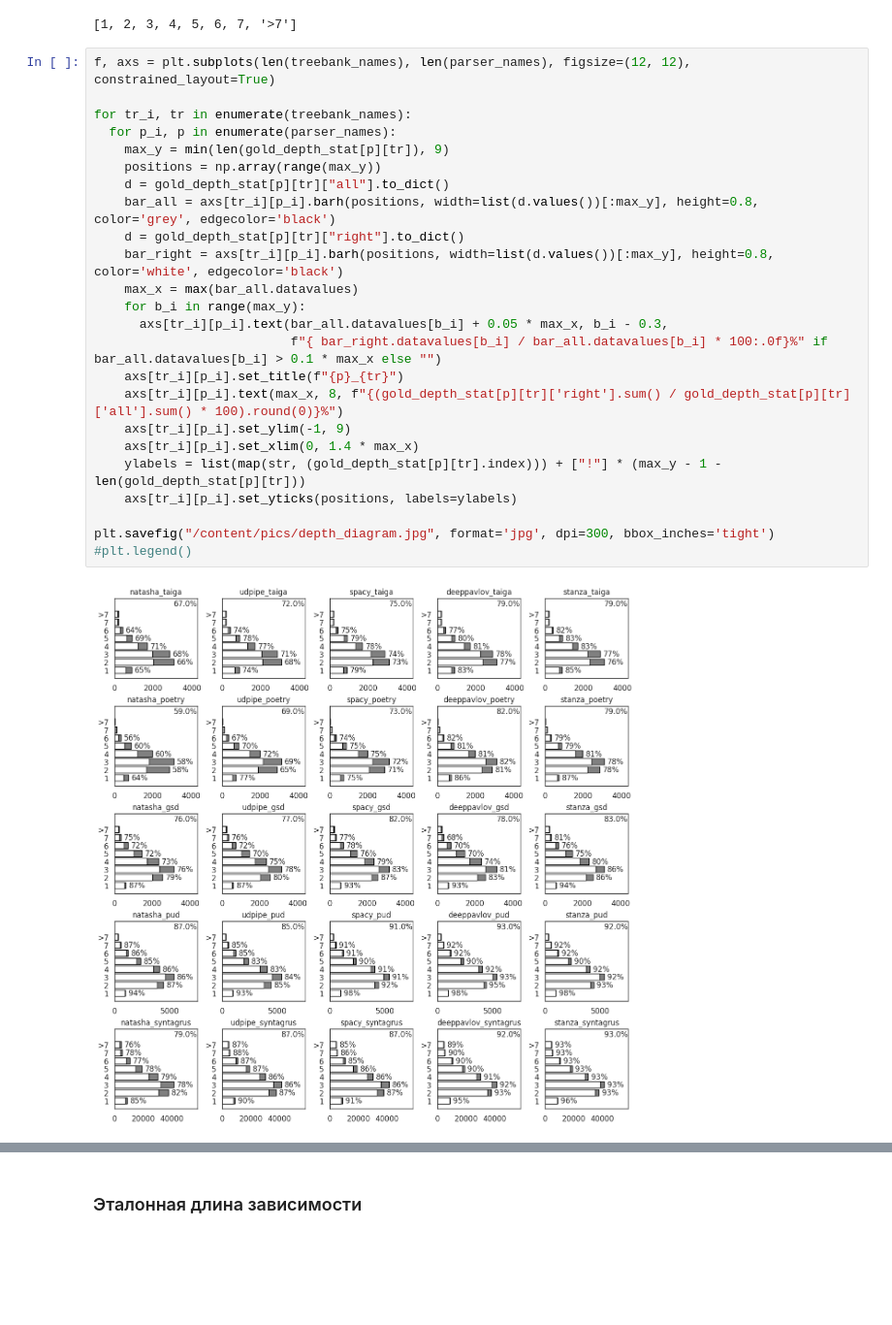
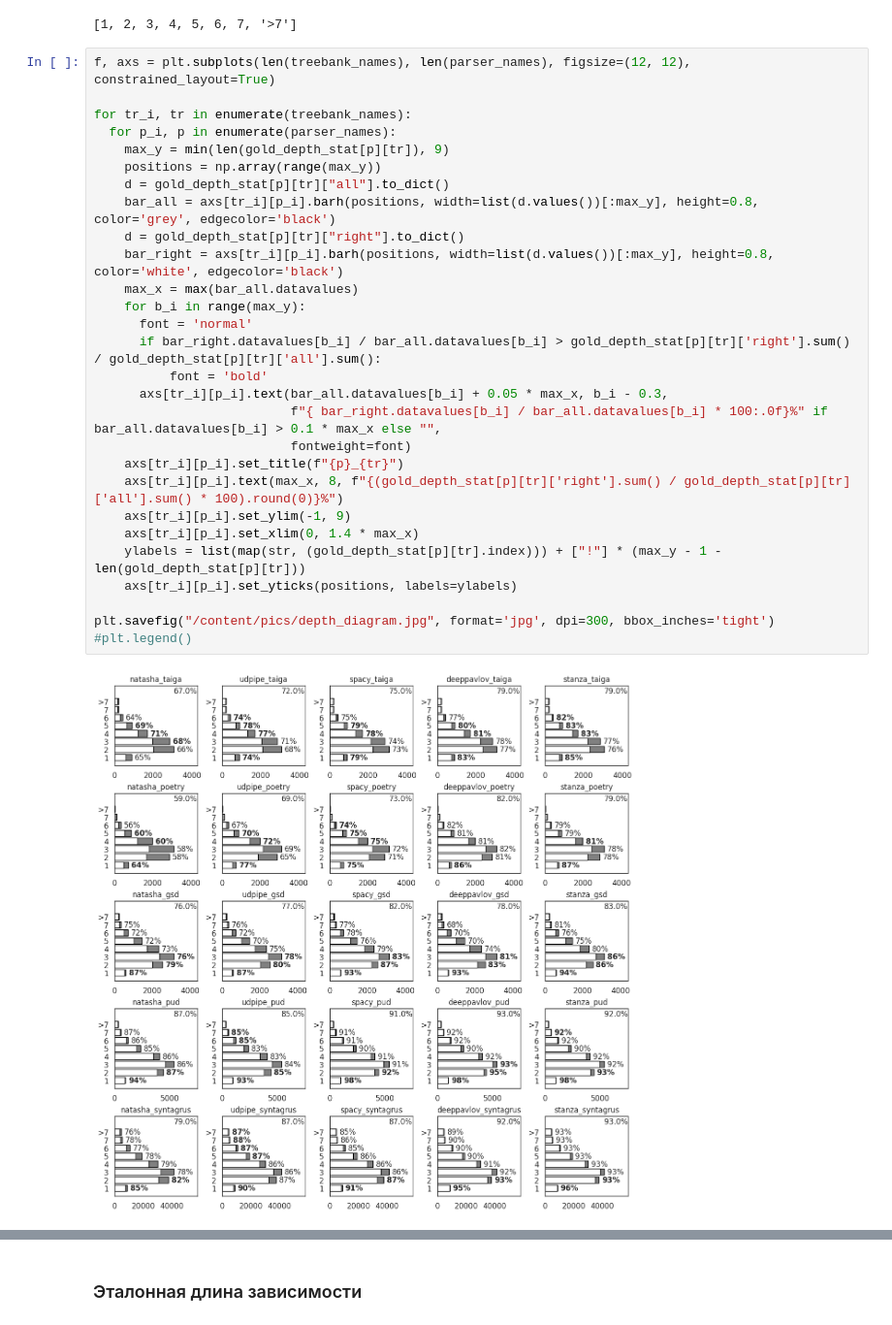
Before and after one commit to Derinhelm/parser_stat, a Jupyter notebook: Russian_parser_statistics.ipynb, the cells around one changed output, grey strips where cells are left out. Shown at 97% size. Drawn from its saved outputs; the diff is of its cells as text; blank space fills up the shorter version.

Commit message:
Adding diagrams for the presentation

```diff
--- a/Russian_parser_statistics.ipynb
+++ b/Russian_parser_statistics.ipynb
@@ -1415,26 +1459,30 @@ list(gold_depth_stat['udpipe']['pud'].index)
 # %%
 f, axs = plt.subplots(len(treebank_names), len(parser_names), figsize=(12, 12), constrained_layout=True)
 
 for tr_i, tr in enumerate(treebank_names):
   for p_i, p in enumerate(parser_names):
     max_y = min(len(gold_depth_stat[p][tr]), 9)
     positions = np.array(range(max_y))
     d = gold_depth_stat[p][tr]["all"].to_dict()
     bar_all = axs[tr_i][p_i].barh(positions, width=list(d.values())[:max_y], height=0.8, color='grey', edgecolor='black')
     d = gold_depth_stat[p][tr]["right"].to_dict()
     bar_right = axs[tr_i][p_i].barh(positions, width=list(d.values())[:max_y], height=0.8, color='white', edgecolor='black')
     max_x = max(bar_all.datavalues)
     for b_i in range(max_y):
+      font = 'normal'
+      if bar_right.datavalues[b_i] / bar_all.datavalues[b_i] > gold_depth_stat[p][tr]['right'].sum() / gold_depth_stat[p][tr]['all'].sum():
+          font = 'bold'
       axs[tr_i][p_i].text(bar_all.datavalues[b_i] + 0.05 * max_x, b_i - 0.3,
-                          f"{ bar_right.datavalues[b_i] / bar_all.datavalues[b_i] * 100:.0f}%" if bar_all.datavalues[b_i] > 0.1 * max_x else "")
+                          f"{ bar_right.datavalues[b_i] / bar_all.datavalues[b_i] * 100:.0f}%" if bar_all.datavalues[b_i] > 0.1 * max_x else "",
+                          fontweight=font)
     axs[tr_i][p_i].set_title(f"{p}_{tr}")
     axs[tr_i][p_i].text(max_x, 8, f"{(gold_depth_stat[p][tr]['right'].sum() / gold_depth_stat[p][tr]['all'].sum() * 100).round(0)}%")
     axs[tr_i][p_i].set_ylim(-1, 9)
     axs[tr_i][p_i].set_xlim(0, 1.4 * max_x)
     ylabels = list(map(str, (gold_depth_stat[p][tr].index))) + ["!"] * (max_y - 1 - len(gold_depth_stat[p][tr]))
     axs[tr_i][p_i].set_yticks(positions, labels=ylabels)
 
 plt.savefig("/content/pics/depth_diagram.jpg", format='jpg', dpi=300, bbox_inches='tight')
 #plt.legend()
 # %% [output]
-[figure, old version]
+[figure, new version]
```
Also changed, not shown: parts of 11 cells of this notebook.
